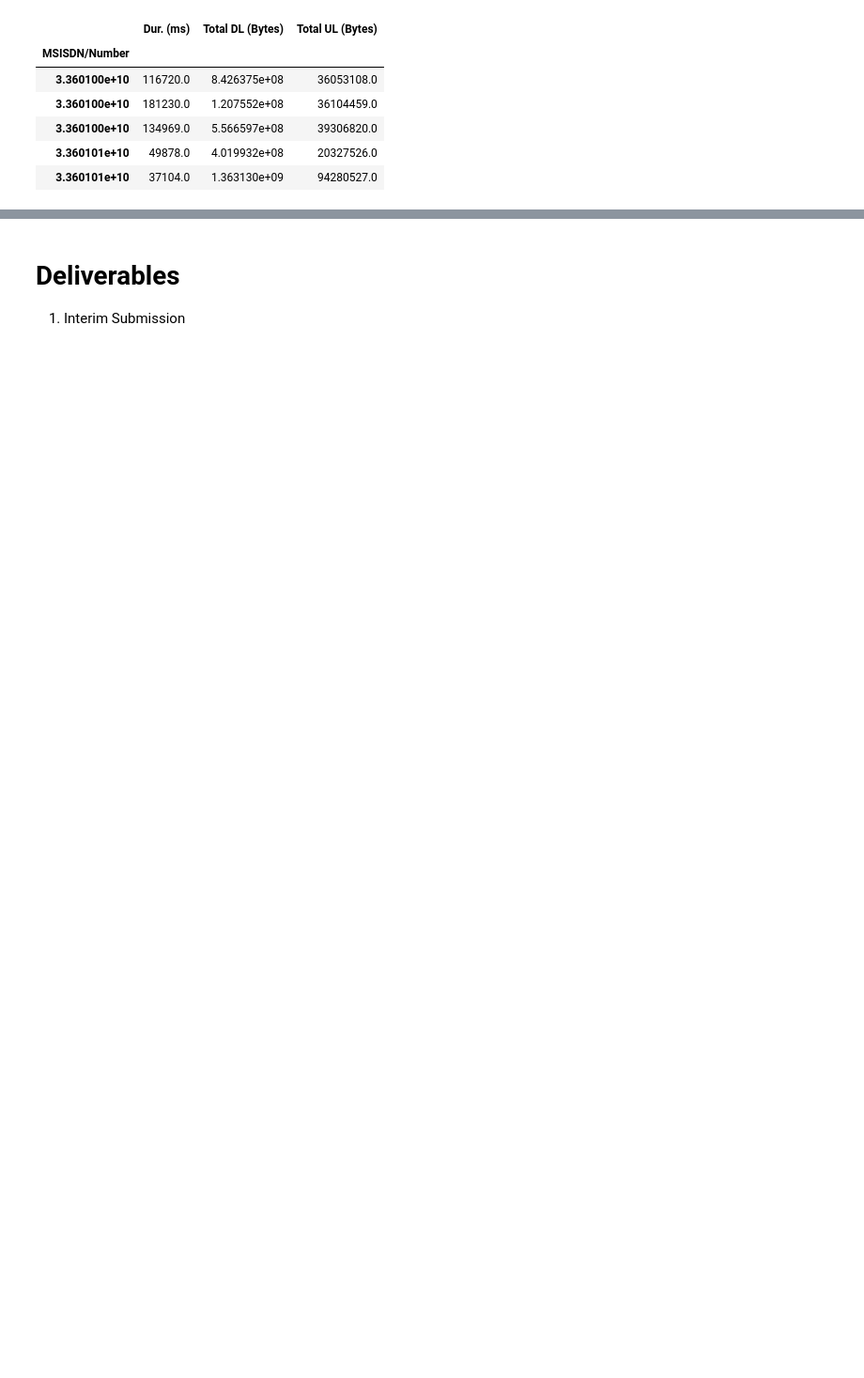
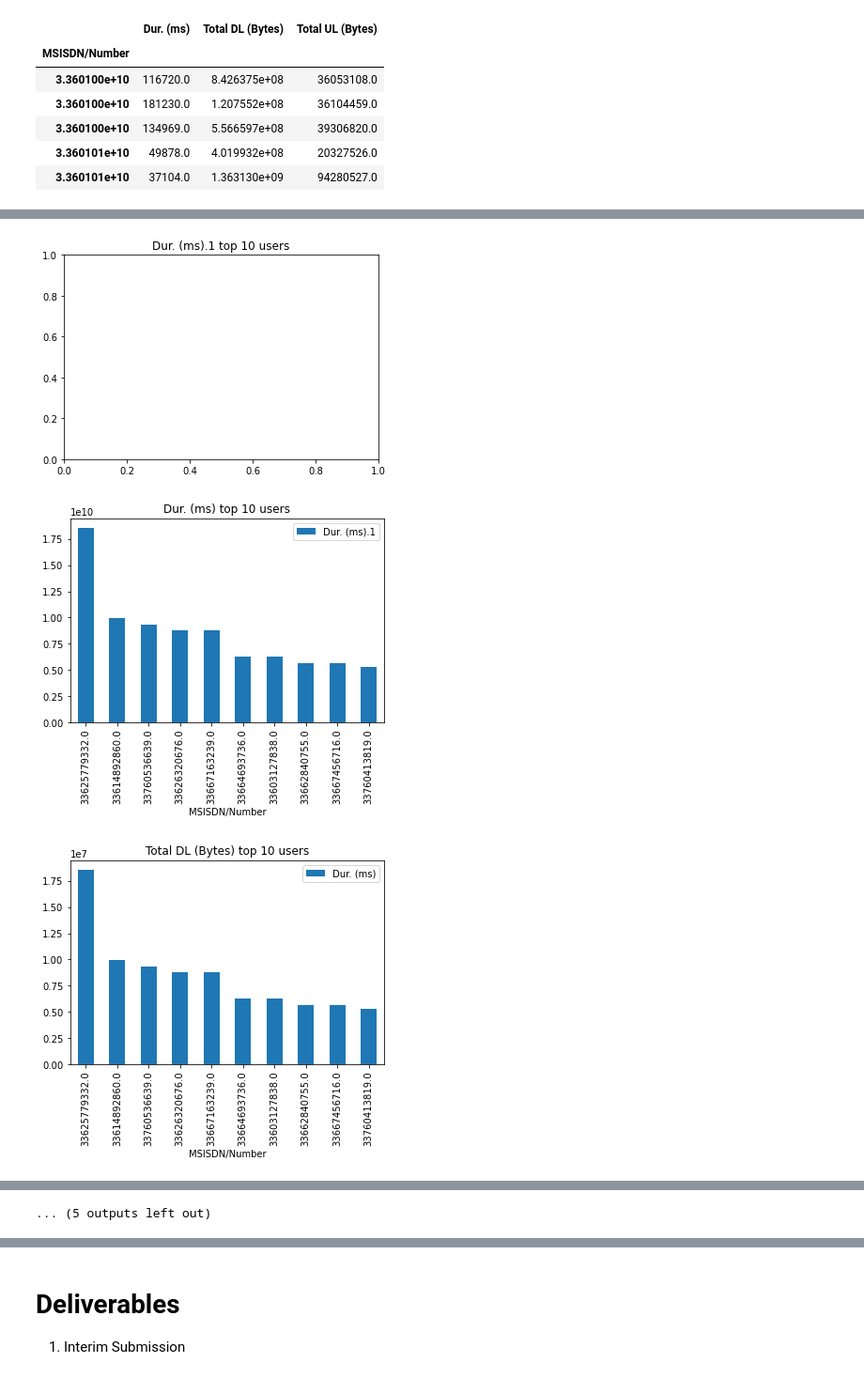
Before and after one commit to Kira-Floris/TellCo, a Jupyter notebook: notebook/telco project.ipynb, the cells around one changed output, grey strips where cells are left out. Shown at 94% size. Cells and saved outputs as stored; diff of their text form; code cells hidden in the pictures; blank space fills up the shorter version.

```diff
--- a/notebook/telco project.ipynb
+++ b/notebook/telco project.ipynb
@@ -280,0 +401,10 @@ cluster_and_plot(engagement_metrics)
+# %%
+# user total traffic per application derive top 10 per application
+for column in information:
+    sorted = user_data.sort_values(column, axis=0, ascending=False, inplace=False)
+    plt.title(column+' top 10 users')
+    sorted[[column]].head(10).plot(kind='bar')
+# %% [output]
+[figure, added]
+[figure, added]
+[figure, added]
@@ -280,0 +420 @@ cluster_and_plot(engagement_metrics)
+... (5 outputs left out)
```
Also changed, not shown: parts of 27 cells of this notebook, 1 other file.
